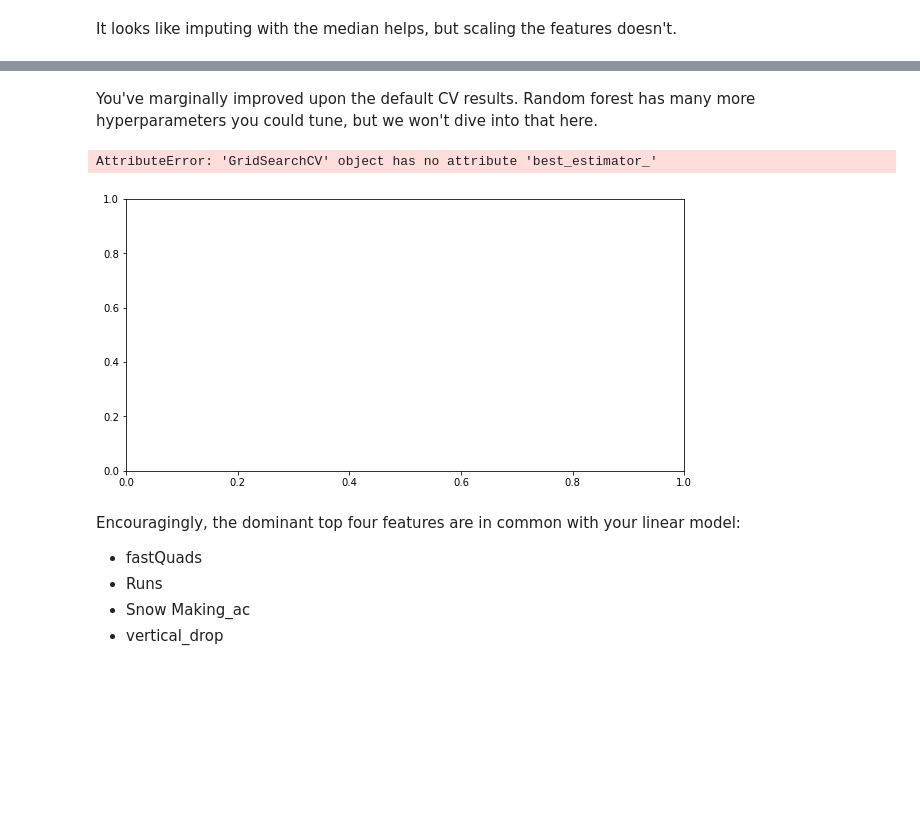
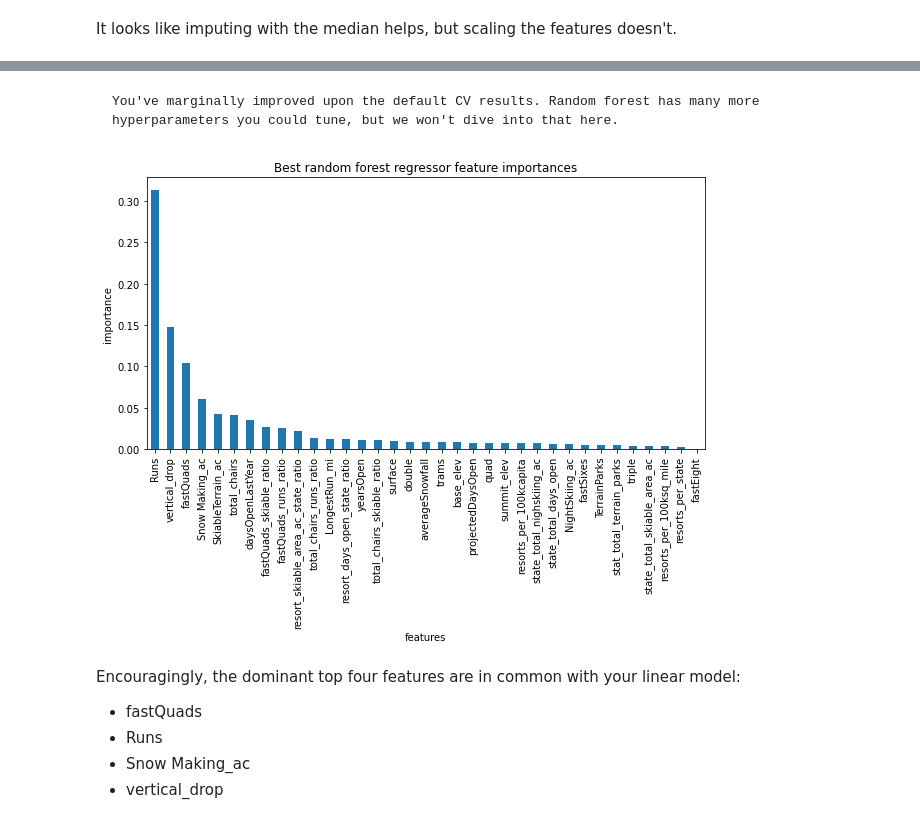
Before and after one commit to JonHaz/DataScienceGuidedCapstone, a Jupyter notebook: Notebooks/04_preprocessing_and_training.ipynb, the cells around one changed output, grey strips where cells are left out. Saved outputs shown, nothing was run; the diff lists cells and outputs as text; code cells hidden in the pictures; blank space fills up the shorter version.

```diff
--- a/Notebooks/04_preprocessing_and_training.ipynb
+++ b/Notebooks/04_preprocessing_and_training.ipynb
@@ -1019,22 +1039,22 @@ NameError: name 'rf_best_scores' is not defined
 # %% [markdown]
-You've marginally improved upon the default CV results. Random forest has many more hyperparameters you could tune, but we won't dive into that here.
+
+    You've marginally improved upon the default CV results. Random forest has many more hyperparameters you could tune, but we won't dive into that here.
 # %%
 #Code task 27#
 #Plot a barplot of the random forest's feature importances,
 #assigning the `feature_importances_` attribute of
 #`rf_grid_cv.best_estimator_.named_steps.randomforestregressor` to the name `imps` to then
 #create a pandas Series object of the feature importances, with the index given by the
 #training data column names, sorting the values in descending order
 plt.subplots(figsize=(10, 5))
-imps = rf_grid_cv.best_estimator_.named_steps.randomforestregressor.feature_importances_()
+imps = rf_grid_cv.best_estimator_.named_steps.randomforestregressor.feature_importances_
 rf_feat_imps = pd.Series(imps, index=X_train.columns).sort_values(ascending=False)
 rf_feat_imps.plot(kind='bar')
 plt.xlabel('features')
 plt.ylabel('importance')
 plt.title('Best random forest regressor feature importances');
 # %% [output]
-AttributeError: 'GridSearchCV' object has no attribute 'best_estimator_'
-[figure, old version]
+[figure, new version]
 # %% [markdown]
 Encouragingly, the dominant top four features are in common with your linear model:
 * fastQuads
```
Also changed, not shown: parts of 11 cells of this notebook, 1 other file.
